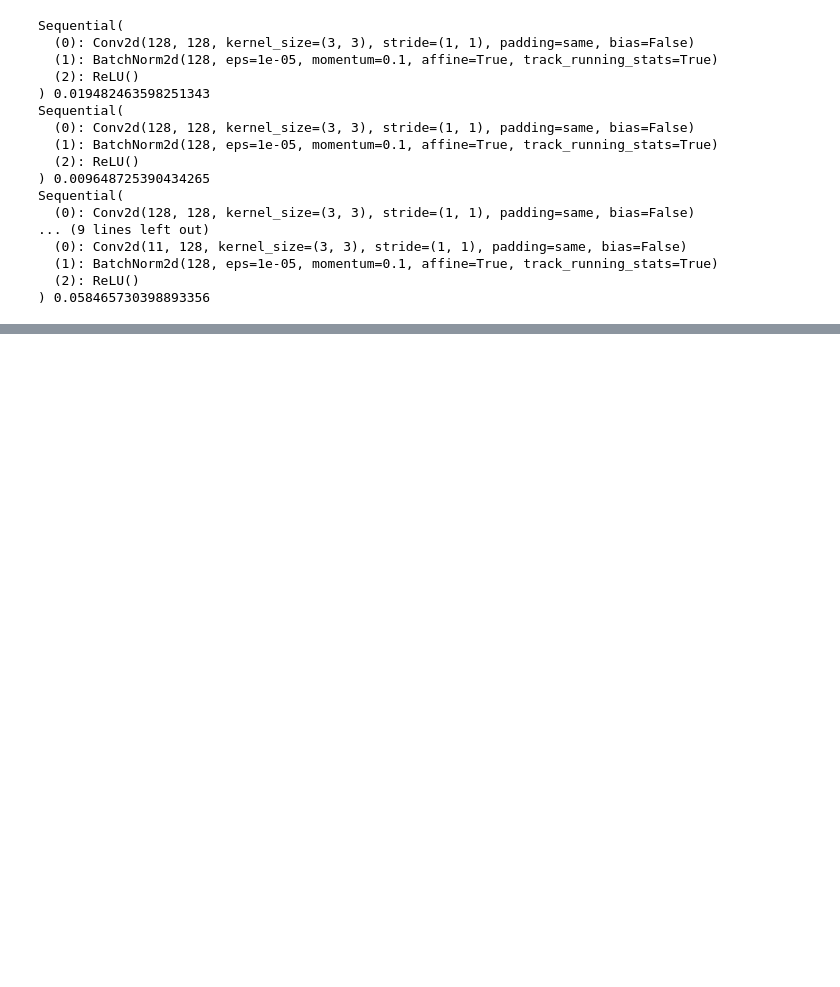
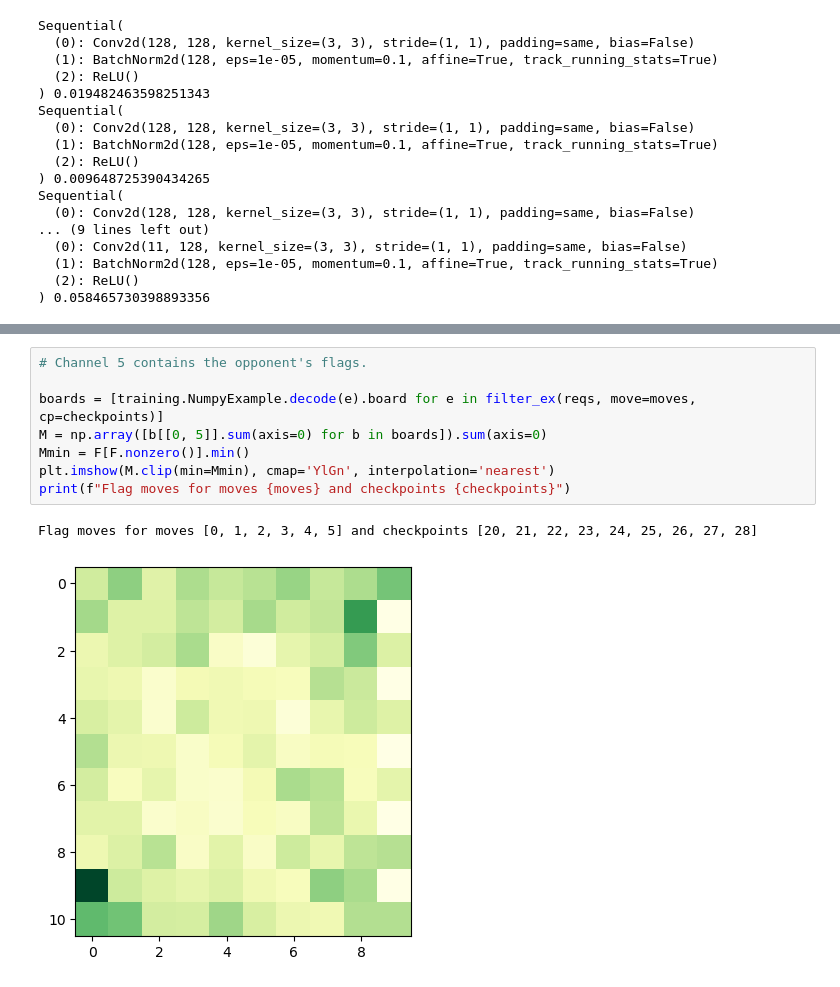
Before and after one commit to dnswlt/hexz, a Jupyter notebook: pyhexz/jupyter/ModelAnalysis.ipynb, the cells around one changed output, grey strips where cells are left out. Saved outputs shown, nothing was run; the diff lists cells and outputs as text; blank space fills up the shorter version.

```diff
--- a/pyhexz/jupyter/ModelAnalysis.ipynb
+++ b/pyhexz/jupyter/ModelAnalysis.ipynb
@@ -210,0 +203,11 @@ M, M.sum()
+# %%
+# Channel 5 contains the opponent's flags.
+
+boards = [training.NumpyExample.decode(e).board for e in filter_ex(reqs, move=moves, cp=checkpoints)]
+M = np.array([b[[0, 5]].sum(axis=0) for b in boards]).sum(axis=0)
+Mmin = F[F.nonzero()].min()
+plt.imshow(M.clip(min=Mmin), cmap='YlGn', interpolation='nearest')
+print(f"Flag moves for moves {moves} and checkpoints {checkpoints}")
+# %% [output]
+Flag moves for moves [0, 1, 2, 3, 4, 5] and checkpoints [20, 21, 22, 23, 24, 25, 26, 27, 28]
+[figure, added]
```
Also changed, not shown: parts of 18 cells of this notebook, 12 other files.
